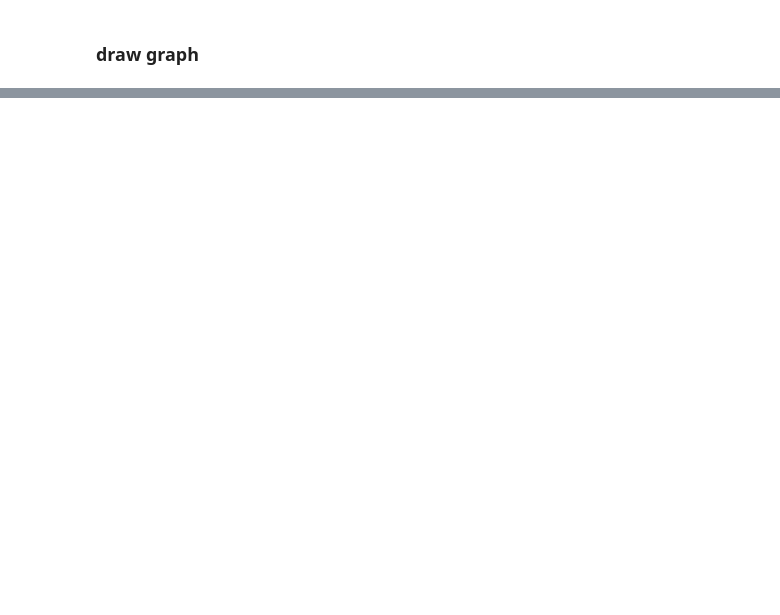
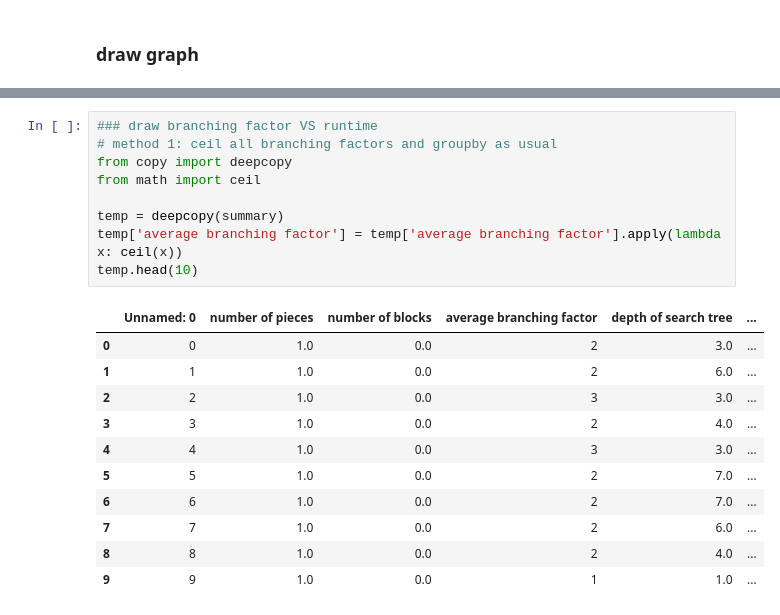
Before and after one commit to yangxvlin/Board-Game-Chexer-AI, a Jupyter notebook: project1/report.ipynb, the cells around one changed output, grey strips where cells are left out. Drawn from its saved outputs; the diff is of its cells as text; blank space fills up the shorter version.

```diff
--- a/project1/report.ipynb
+++ b/project1/report.ipynb
@@ -182,3 +184,24 @@ summary[summary['depth of search tree'] == 18]
 | 2962 | 2962 | 4.0 | 21.0 | 2.649635 | 18.0 | ... |
 | 2980 | 2980 | 4.0 | 22.0 | 4.104693 | 18.0 | ... |
 | 2990 | 2990 | 4.0 | 23.0 | 5.147541 | 18.0 | ... |
+# %%
+### draw branching factor VS runtime
+# method 1: ceil all branching factors and groupby as usual
+from copy import deepcopy
+from math import ceil
+
+temp = deepcopy(summary)
+temp['average branching factor'] = temp['average branching factor'].apply(lambda x: ceil(x))
+temp.head(10)
+# %% [output]
+|  | Unnamed: 0 | number of pieces | number of blocks | average branching factor | depth of search tree | ... |
+| 0 | 0 | 1.0 | 0.0 | 2 | 3.0 | ... |
+| 1 | 1 | 1.0 | 0.0 | 2 | 6.0 | ... |
+| 2 | 2 | 1.0 | 0.0 | 3 | 3.0 | ... |
+| 3 | 3 | 1.0 | 0.0 | 2 | 4.0 | ... |
+| 4 | 4 | 1.0 | 0.0 | 3 | 3.0 | ... |
+| 5 | 5 | 1.0 | 0.0 | 2 | 7.0 | ... |
+| 6 | 6 | 1.0 | 0.0 | 2 | 7.0 | ... |
+| 7 | 7 | 1.0 | 0.0 | 2 | 6.0 | ... |
+| 8 | 8 | 1.0 | 0.0 | 2 | 4.0 | ... |
+| 9 | 9 | 1.0 | 0.0 | 1 | 1.0 | ... |
```
Also changed, not shown: parts of 7 cells of this notebook.
